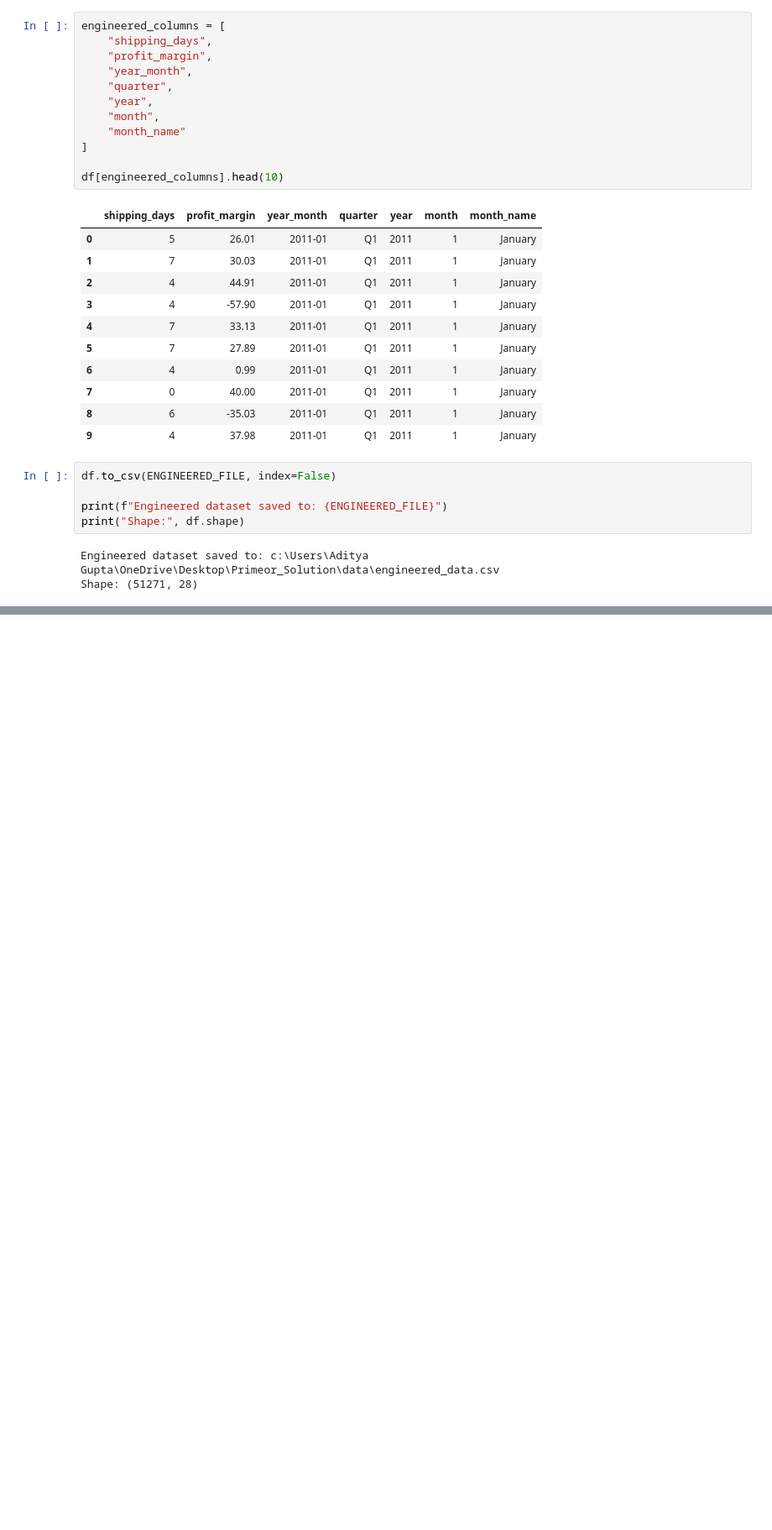
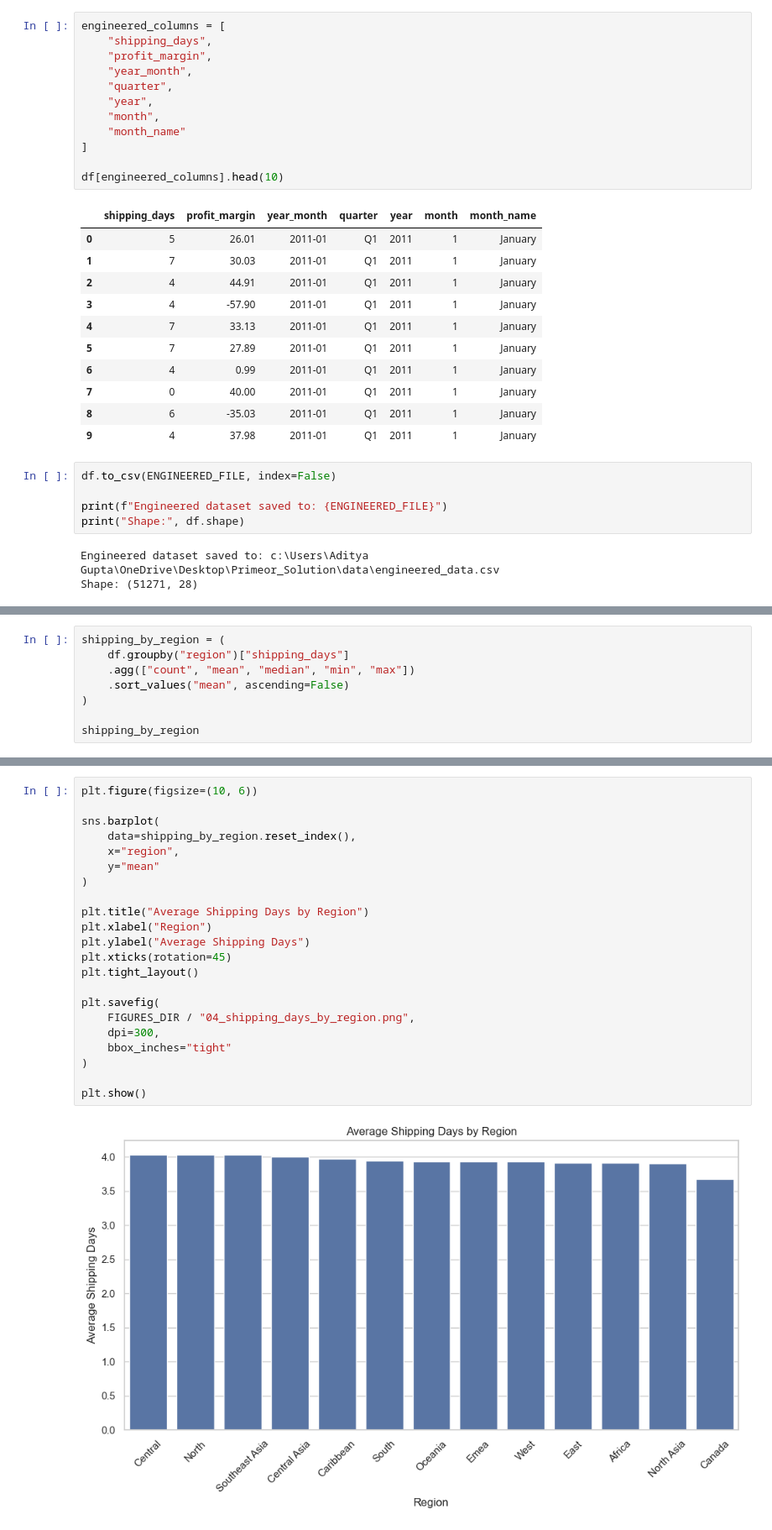
Before and after one commit to addyji007-bot/primeor-solution, a Jupyter notebook: notebooks/04_feature_engineering.ipynb, the cells around one changed output, grey strips where cells are left out. Shown at 84% size. Saved outputs shown, nothing was run; the diff lists cells and outputs as text; blank space fills up the shorter version.

```diff
--- a/notebooks/04_feature_engineering.ipynb
+++ b/notebooks/04_feature_engineering.ipynb
@@ -198,0 +262,8 @@ Shape: (51271, 28)
+# %%
+shipping_by_region = (
+    df.groupby("region")["shipping_days"]
+    .agg(["count", "mean", "median", "min", "max"])
+    .sort_values("mean", ascending=False)
+)
+
+shipping_by_region
@@ -198,0 +286,24 @@ Shape: (51271, 28)
+# %%
+plt.figure(figsize=(10, 6))
+
+sns.barplot(
+    data=shipping_by_region.reset_index(),
+    x="region",
+    y="mean"
+)
+
+plt.title("Average Shipping Days by Region")
+plt.xlabel("Region")
+plt.ylabel("Average Shipping Days")
+plt.xticks(rotation=45)
+plt.tight_layout()
+
+plt.savefig(
+    FIGURES_DIR / "04_shipping_days_by_region.png",
+    dpi=300,
+    bbox_inches="tight"
+)
+
+plt.show()
+# %% [output]
+[figure, added]
```
Also changed, not shown: parts of 43 cells of this notebook, 17 other files.
